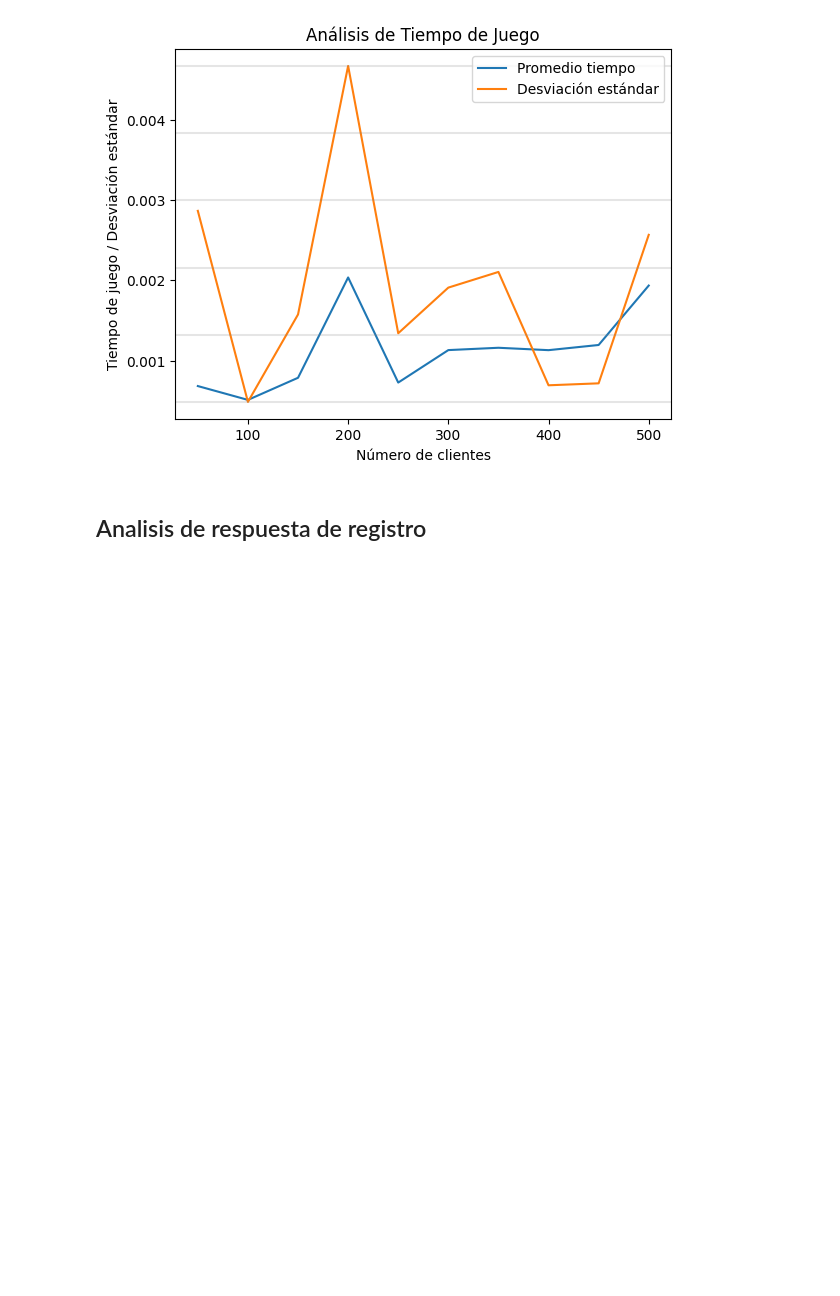
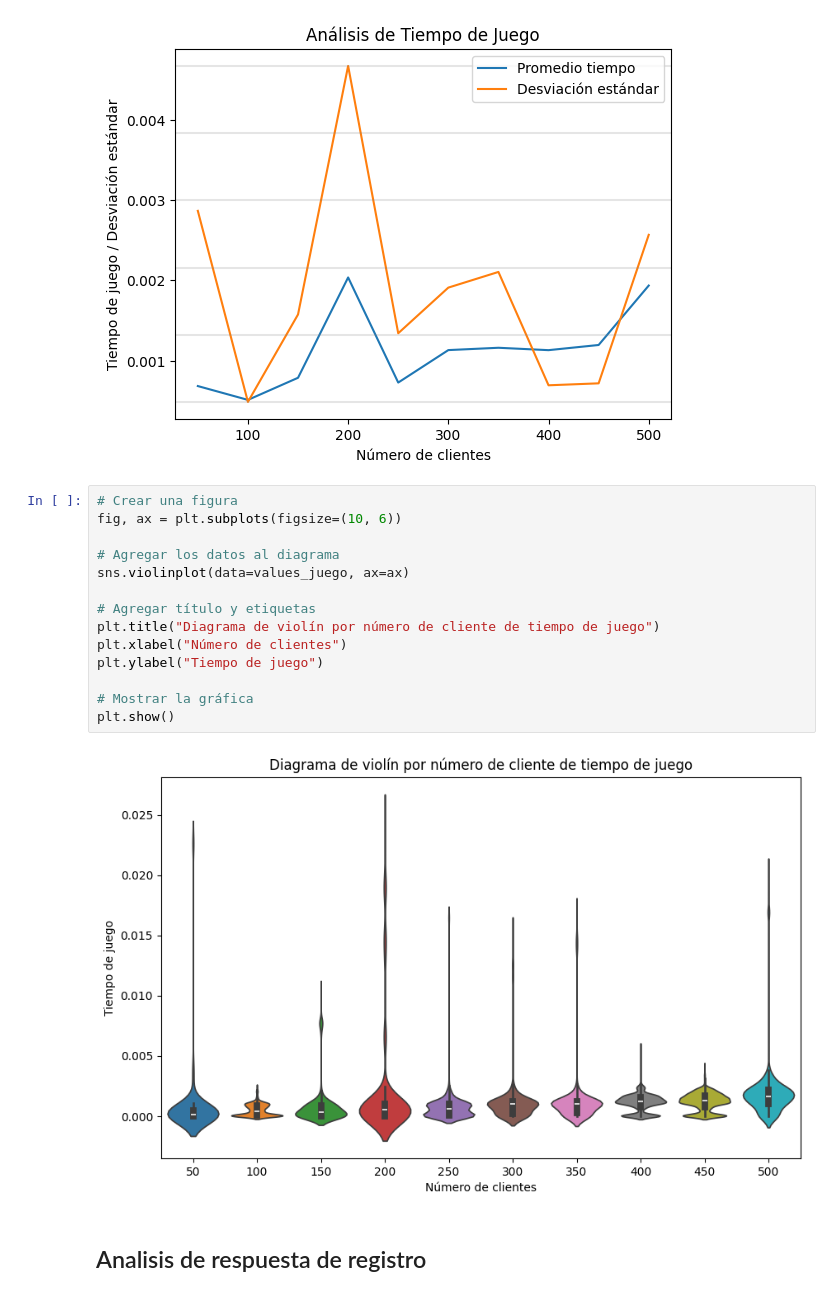
Before and after one commit to Cracop/Whack-a-mole, a Jupyter notebook: Estresador/Analysis.ipynb, the cells around one changed output. Saved outputs shown, nothing was run; the diff lists cells and outputs as text; blank space fills up the shorter version.

```diff
--- a/Estresador/Analysis.ipynb
+++ b/Estresador/Analysis.ipynb
@@ -204,6 +221,22 @@ plt.legend()
 plt.show()
 # %% [output]
 [figure]
+# %%
+# Crear una figura
+fig, ax = plt.subplots(figsize=(10, 6))
+
+# Agregar los datos al diagrama
+sns.violinplot(data=values_juego, ax=ax)
+
+# Agregar título y etiquetas
+plt.title("Diagrama de violín por número de cliente de tiempo de juego")
+plt.xlabel("Número de clientes")
+plt.ylabel("Tiempo de juego")
+
+# Mostrar la gráfica
+plt.show()
+# %% [output]
+[figure, added]
 # %% [markdown]
 ## Analisis de respuesta de registro
 # %%
```
Also changed, not shown: parts of 6 cells of this notebook.
